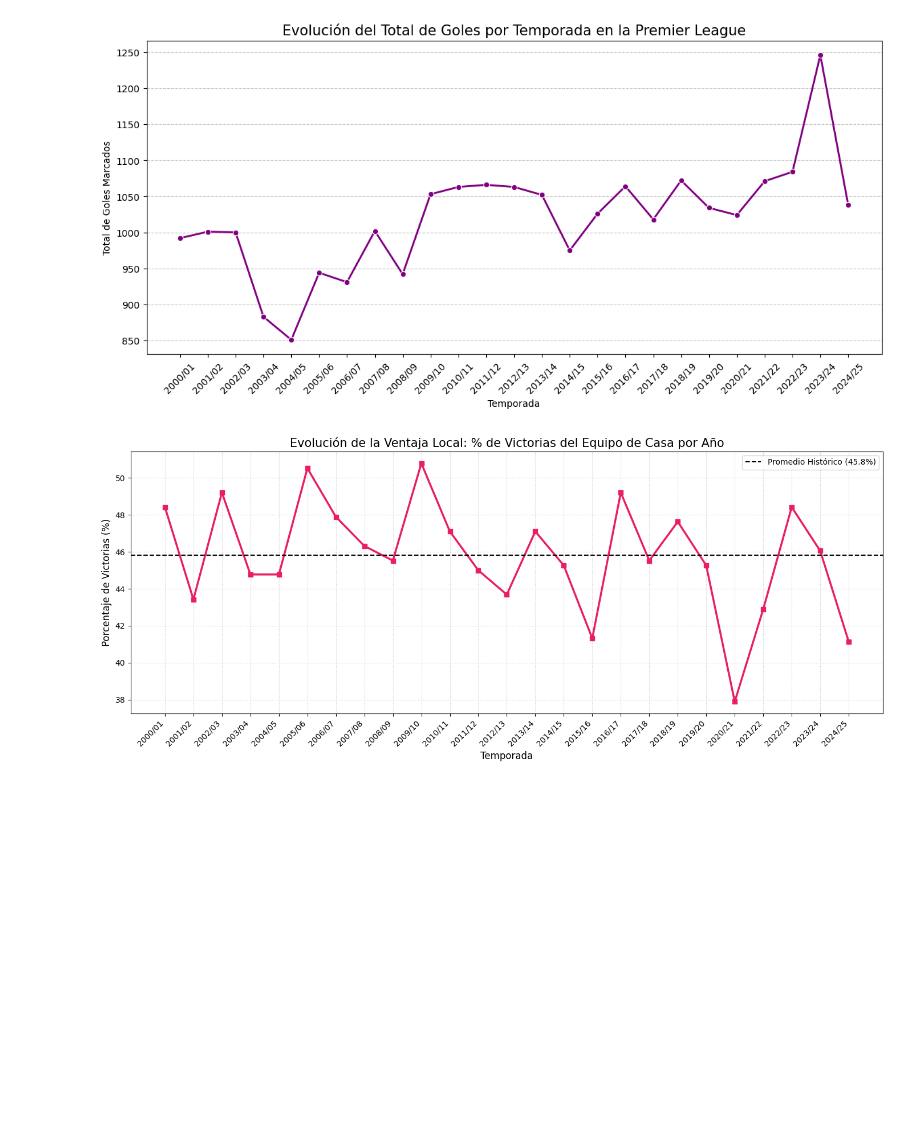
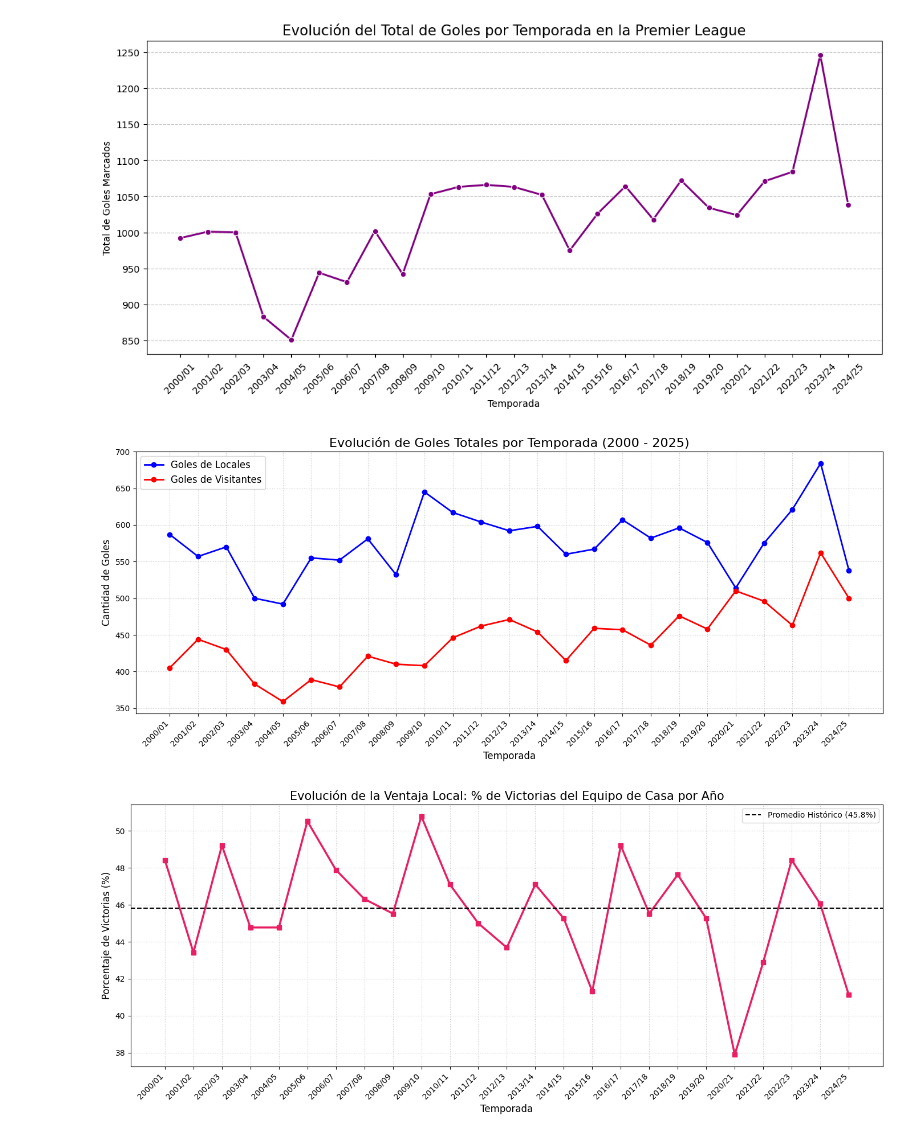
Before and after one commit to vcanio/MineriaDeDatos, a Jupyter notebook: Premier.ipynb, the cells around one changed output. Saved outputs shown, nothing was run; the diff lists cells and outputs as text; code cells hidden in the pictures; blank space fills up the shorter version.

```diff
--- a/Premier.ipynb
+++ b/Premier.ipynb
@@ -292,6 +349,34 @@ plt.grid(axis='y', linestyle='--', alpha=0.7)
 plt.show()
 # %% [output]
 [figure]
+# %%
+# -------------------------------------------------------------------
+# Evolución de Goles por Temporada (Gráfico de Líneas)
+# -------------------------------------------------------------------
+plt.figure(figsize=(14, 6))
+
+# Agrupamos los goles por temporada
+goles_temporada = df.groupby('Season')[['FullTimeHomeGoals', 'FullTimeAwayGoals']].sum().reset_index()
+# Ordenamos las temporadas cronológicamente
+goles_temporada = goles_temporada.sort_values(by='Season')
+
+# Graficamos dos líneas: Locales vs Visitantes
+plt.plot(goles_temporada['Season'], goles_temporada['FullTimeHomeGoals'], marker='o', label='Goles de Locales', color='blue', linewidth=2)
+plt.plot(goles_temporada['Season'], goles_temporada['FullTimeAwayGoals'], marker='o', label='Goles de Visitantes', color='red', linewidth=2)
+
+plt.title("Evolución de Goles Totales por Temporada (2000 - 2025)", fontsize=16)
+plt.xlabel("Temporada", fontsize=12)
+plt.ylabel("Cantidad de Goles", fontsize=12)
+plt.xticks(rotation=45, ha='right')
+plt.legend(fontsize=12)
+plt.grid(True, linestyle=':', alpha=0.7)
+plt.tight_layout()
+
+# Guardamos el gráfico
+plt.savefig('evolucion_goles_temporada.png', dpi=100)
+plt.show()
+# %% [output]
+[figure, added]
 # %%
 # -------------------------------------------------------------------
 # Porcentaje de Victorias Locales por Temporada (Línea de Tendencia)
```
Also changed, not shown: parts of 13 cells of this notebook.
